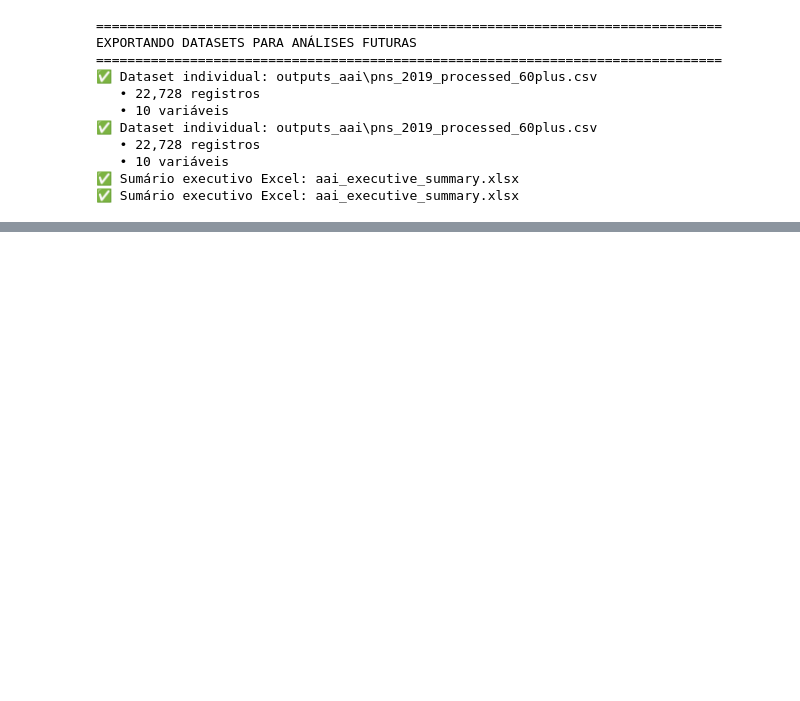
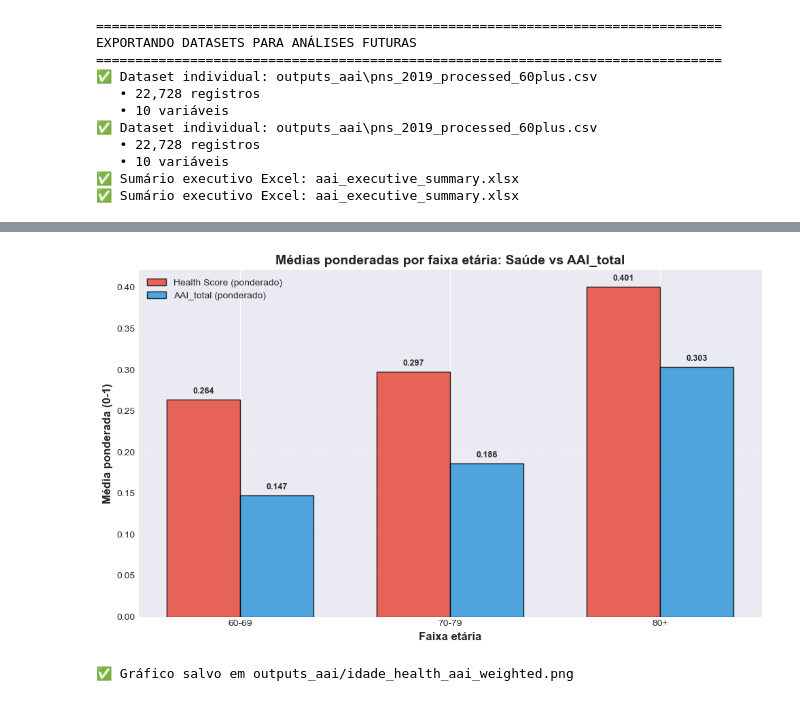
Before and after one commit to gabrielSa333/envelhecimentoAtivo, a Jupyter notebook: EDA.ipynb, the cells around one changed output, grey strips where cells are left out. Cells and saved outputs as stored; diff of their text form; code cells hidden in the pictures; blank space fills up the shorter version.

```diff
--- a/EDA.ipynb
+++ b/EDA.ipynb
@@ -2043,0 +2422,67 @@ EXPORTANDO DATASETS PARA ANÁLISES FUTURAS
+# %%
+# ============================================================================
+# VISUAL: Médias ponderadas por faixa etária (Saúde vs AAI_total)
+# ============================================================================
+
+import pandas as pd
+import numpy as np
+import matplotlib.pyplot as plt
+import seaborn as sns
+
+# Carregar base individual
+pns = pd.read_csv('outputs_aai/pns_2019_processed_60plus.csv')
+
+# Garantir faixas padronizadas
+faixa_order = ['60-69', '70-79', '80+']
+
+# Função de média ponderada (corrigida para lidar com NaNs)
+def weighted_mean(x, w):
+    x = np.asarray(x, dtype=float)
+    w = np.asarray(w, dtype=float)
+    mask = ~np.isnan(x) & ~np.isnan(w) & (w > 0)
+    if np.sum(w[mask]) > 0:
+        return np.sum(w[mask] * x[mask]) / np.sum(w[mask])
+    else:
+        return np.nan
+
+agg = pns.groupby('faixa_etaria').apply(
+    lambda g: pd.Series({
+        'AAI_total_wmean': weighted_mean(g['AAI_total'].values, g['peso_amostral'].values),
+        'health_wmean': weighted_mean(g['health_score'].values, g['peso_amostral'].values),
+        'n': len(g),
+        'peso_total': g['peso_amostral'].sum()
+    })
+).reset_index()
+
+# Ordenar faixas
+agg['faixa_etaria'] = pd.Categorical(agg['faixa_etaria'], categories=faixa_order, ordered=True)
+agg = agg.sort_values('faixa_etaria')
+
+# Plot
+fig, ax = plt.subplots(1, 1, figsize=(10, 6))
+width = 0.35
+x = np.arange(len(agg))
+
+bars1 = ax.bar(x - width/2, agg['health_wmean'], width, label='Health Score (ponderado)', color='#e74c3c', alpha=0.85, edgecolor='black')
+bars2 = ax.bar(x + width/2, agg['AAI_total_wmean'], width, label='AAI_total (ponderado)', color='#3498db', alpha=0.85, edgecolor='black')
+
+for b in list(bars1) + list(bars2):
+    h = b.get_height()
+    ax.text(b.get_x() + b.get_width()/2, h + 0.005, f'{h:.3f}', ha='center', va='bottom', fontsize=9, fontweight='bold')
+
+ax.set_xticks(x)
+ax.set_xticklabels(agg['faixa_etaria'])
+ax.set_ylabel('Média ponderada (0-1)', fontsize=12, fontweight='bold')
+ax.set_xlabel('Faixa etária', fontsize=12, fontweight='bold')
+ax.set_title('Médias ponderadas por faixa etária: Saúde vs AAI_total', fontsize=14, fontweight='bold')
+ax.legend(loc='best')
+ax.grid(axis='y', alpha=0.25, linestyle='--')
+
+plt.tight_layout()
+plt.savefig('outputs_aai/idade_health_aai_weighted.png', dpi=300, bbox_inches='tight')
+plt.show()
+
+print('✅ Gráfico salvo em outputs_aai/idade_health_aai_weighted.png')
+# %% [output]
+[figure, added]
+✅ Gráfico salvo em outputs_aai/idade_health_aai_weighted.png
```
Also changed, not shown: parts of 19 cells of this notebook.
